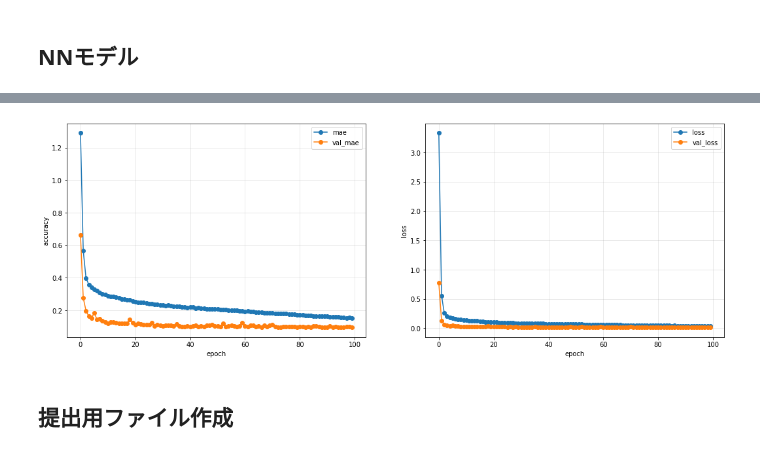
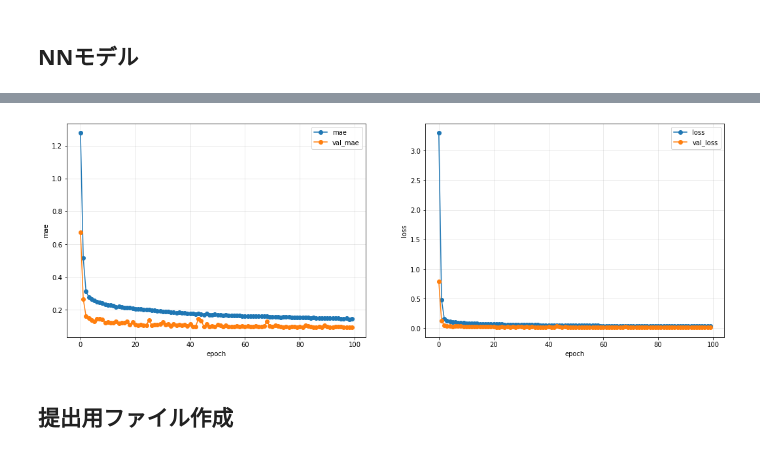
Before and after one commit to ajiajiajiaji/ML_Competiton, a Jupyter notebook: ProbSpace/Salary_Prediction/Neural_Net_10-fold.ipynb, the cells around one changed output, grey strips where cells are left out. Drawn from its saved outputs; the diff is of its cells as text; code cells hidden in the pictures.

```diff
--- a/ProbSpace/Salary_Prediction/Neural_Net_10-fold.ipynb
+++ b/ProbSpace/Salary_Prediction/Neural_Net_10-fold.ipynb
@@ -98,10 +98,10 @@ for fold_, (trn_idx, val_idx) in enumerate(folds.split(train, target)):
 
     model = Sequential()
     model.add(Dense(256, activation = "relu", input_shape = (train[trn_idx].shape[1],)))
-    model.add(Dropout(0.2))
+    model.add(Dropout(0.1))
     #model.add(BatchNormalization())
     model.add(Dense(256, activation = "relu"))
-    model.add(Dropout(0.2))
+    model.add(Dropout(0.1))
     #model.add(BatchNormalization())
     model.add(Dense(1, activation = "linear"))
     model.compile(loss = "mean_squared_error", optimizer = "adam", metrics = ["mae"])
@@ -139,32 +139,32 @@ CV score: 35.97729
 # %%
 plt.figure(figsize = (18,6))
 # mae
 plt.subplot(1, 2, 1)
 plt.plot(history.history["mae"], label = "mae", marker = "o")
 plt.plot(history.history["val_mae"], label = "val_mae", marker = "o")
 #plt.xticks(np.arange())
 #plt.yticks(np.arange())
 plt.xlabel("epoch")
-plt.ylabel("accuracy")
+plt.ylabel("mae")
 #plt.title("")
 plt.legend(loc = "best")
 plt.grid(color = 'gray', alpha = 0.2)
 
 # loss
 plt.subplot(1, 2, 2)
 plt.plot(history.history["loss"], label = "loss", marker = "o")
 plt.plot(history.history["val_loss"], label = "val_loss", marker = "o")
 #plt.xticks(np.arange())
 #plt.yticks(np.arange())
 plt.xlabel("epoch")
 plt.ylabel("loss")
 #plt.title("")
 plt.legend(loc = "best")
 plt.grid(color = 'gray', alpha = 0.2)
 
 plt.show()
 # %% [output]
-[figure, old version]
+[figure, new version]
 # %% [markdown]
 ## 提出用ファイル作成
 # %%
```
Also changed, not shown: parts of 3 cells of this notebook.
